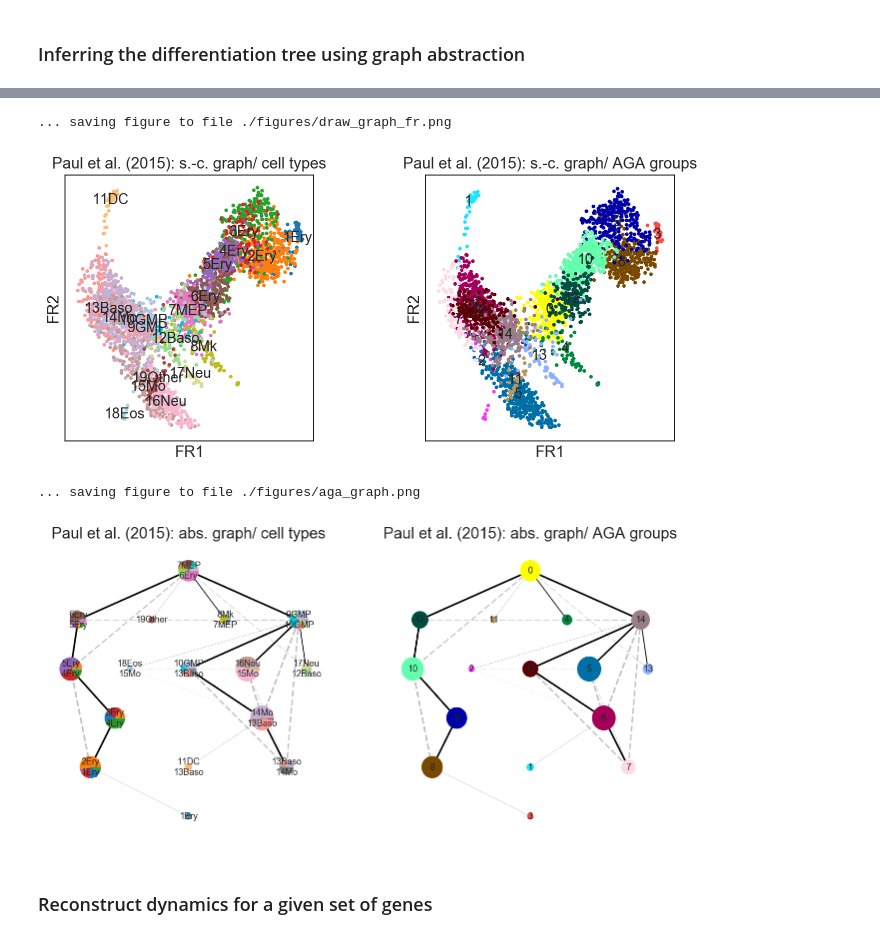
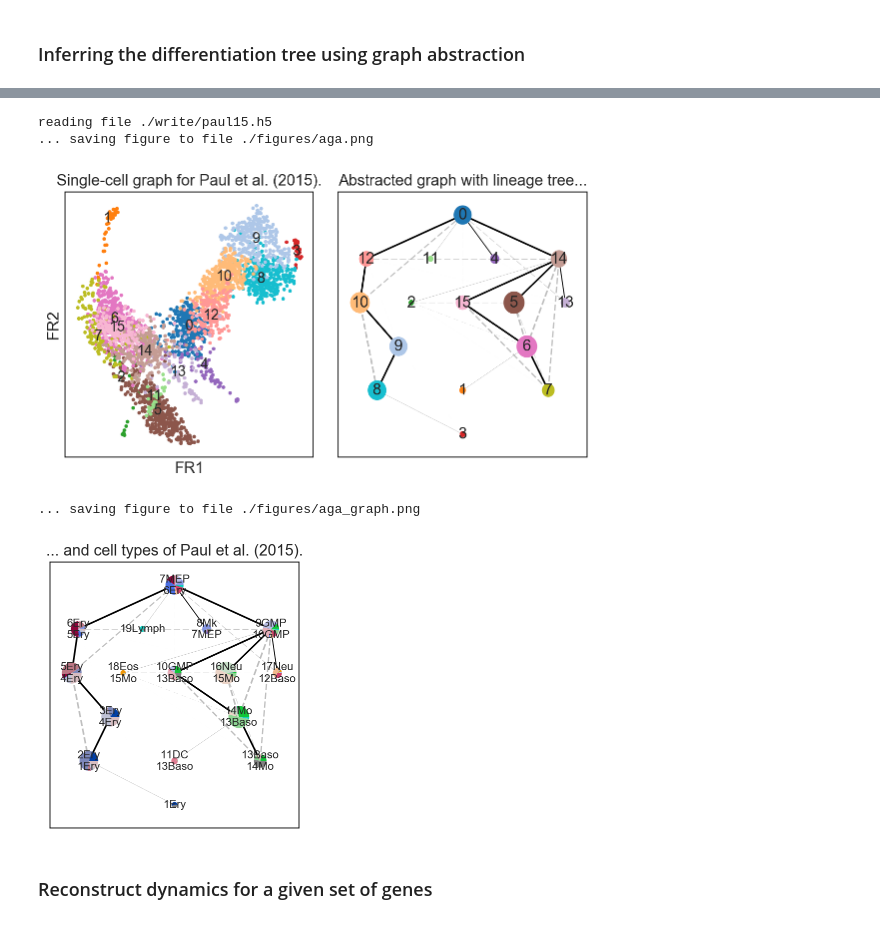
Before and after one commit to theislab/graph_abstraction, a Jupyter notebook: paul15/paul15.ipynb, the cells around one changed output, grey strips where cells are left out. Drawn from its saved outputs; the diff is of its cells as text; code cells hidden in the pictures.

```diff
--- a/paul15/paul15.ipynb
+++ b/paul15/paul15.ipynb
@@ -116,29 +121,29 @@ running Approximate Graph Abstraction (AGA)
     aga_pseudotime : np.ndarray of dtype float in adata.smp
         Pseudotime labels for each cell.
 writing ./write/paul15.h5
-# %%
-sc.pl.draw_graph(adata, color=['paul15_clusters', 'aga_groups'],
-                 title=['Paul et al. (2015): s.-c. graph/ cell types',
-                        'Paul et al. (2015): s.-c. graph/ AGA groups'],
-                 palette=[sc.pl.palettes.vega_20, sc.pl.palettes.godsnot_64],
-                 right_margin=[0.45, 0.1],
-                 legend_loc='on data', save=True, show=True)
-asso_names, asso_matrix = sc.utils.compute_association_matrix_of_groups(
-    adata, prediction='aga_groups', reference='paul15_clusters',
-    normalization='reference',
-    max_n_names=2)
-asso_colors = sc.utils.get_associated_colors_of_groups(sc.pl.palettes.vega_20, asso_matrix)
-ax = sc.pl.aga_graph(adata, root=0, layout='eq_tree',
-                     colors=[asso_colors, sc.pl.palettes.godsnot_64],
-                     groups=[asso_names, 'aga_groups'],
-                     fontsize=8, save=True, show=True,
-                     title=['Paul et al. (2015): abs. graph/ cell types',
-                            'Paul et al. (2015): abs. graph/ AGA groups'] )
-# %% [output]
-... saving figure to file ./figures/draw_graph_fr.png
-[figure, removed]
-... saving figure to file ./figures/aga_graph.png
-[figure, removed]
+# %%
+adata = sc.read('paul15')
+axs = sc.pl.aga(adata, title=r'Single-cell graph for Paul et al. (2015).',
+          title_graph='Abstracted graph with lineage tree...',
+          basis='draw_graph_fr',
+          root=0, color='aga_groups', groups_graph='aga_groups', layout='eq_tree', frameon=True,
+          save=True, show=True)
+# %% [output]
+reading file ./write/paul15.h5
+... saving figure to file ./figures/aga.png
+[figure, added]
+# %%
+asso_names, asso_matrix = sc.utils.compute_association_matrix_of_groups(
+    adata, prediction='aga_groups', reference='paul15_clusters', normalization='reference')
+asso_colors = sc.utils.get_associated_colors_of_groups(sc.pl.palettes.default_26, asso_matrix)
+ax = sc.pl.aga_graph(adata,
+                     title='... and cell types of Paul et al. (2015).',
+                     root=0, layout='eq_tree', frameon=True,
+                     color=asso_colors, groups=asso_names,
+                     fontsize=10, save=True, show=True)
+# %% [output]
+... saving figure to file ./figures/aga_graph.png
+[figure, added]
 # %% [markdown]
 ### Reconstruct dynamics for a given set of genes
 # %% [markdown]
```
Also changed, not shown: parts of 11 cells of this notebook, 44 other files.
